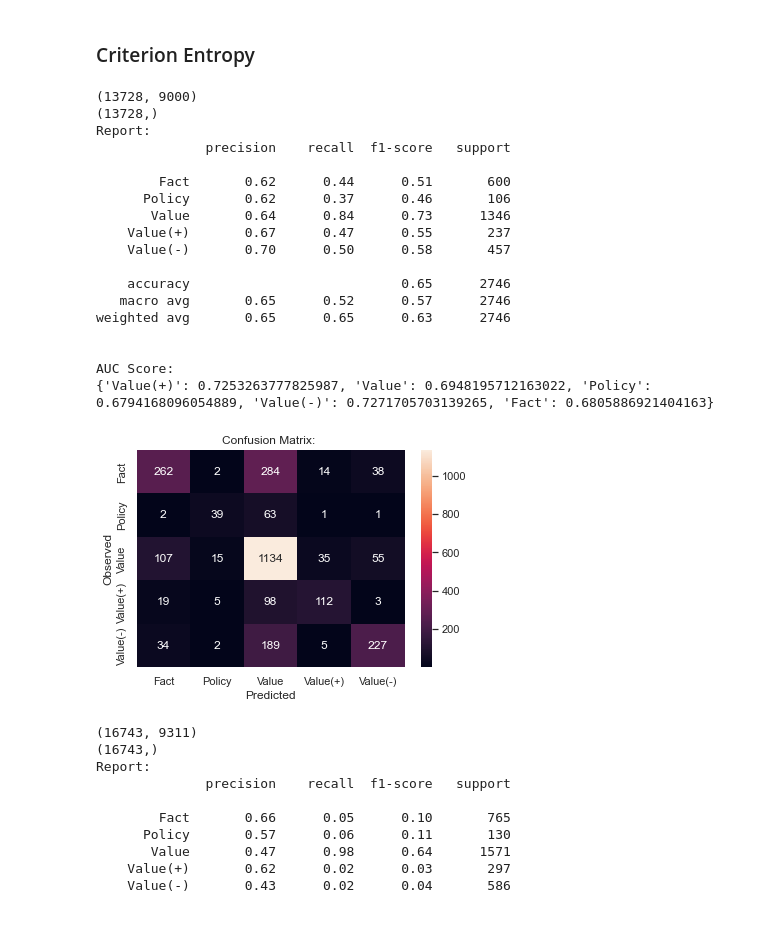
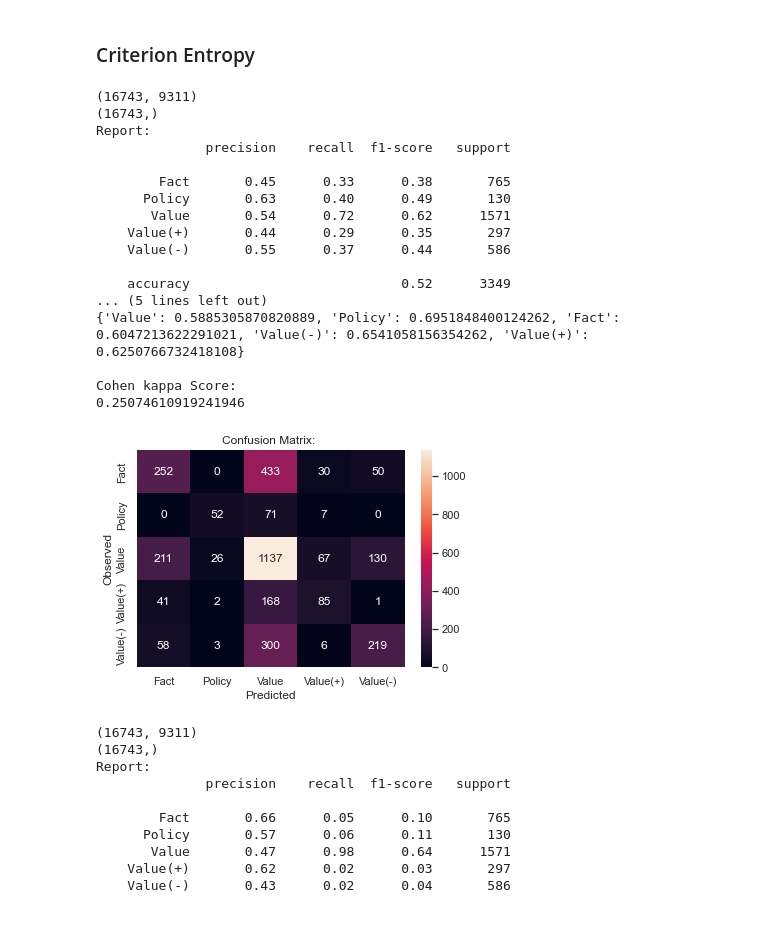
Before and after one commit to claramoreirag/FEUP-NLP, a Jupyter notebook: adu-classifier.ipynb, the cells around one changed output. Saved outputs shown, nothing was run; the diff lists cells and outputs as text; code cells hidden in the pictures.

```diff
--- a/adu-classifier.ipynb
+++ b/adu-classifier.ipynb
@@ -1299,32 +1297,31 @@ AUC Score:
 # %% [markdown]
 ### Criterion Entropy
 # %%
-X_train, X_test, y_train, y_test = split(corpusClean, cleandf)
+X_train, X_test, y_train, y_test = split(corpus, df)
 clf = RandomForestClassifier(
     criterion="entropy", max_depth=None, max_features="auto")
 clf.fit(X_train, y_train)
 pred = clf.predict(X_test)
 evaluation(pred)
 # %% [output]
-(13728, 9000)
-(13728,)
+(16743, 9311)
+(16743,)
 Report:
               precision    recall  f1-score   support
 
-        Fact       0.62      0.44      0.51       600
-      Policy       0.62      0.37      0.46       106
-       Value       0.64      0.84      0.73      1346
-    Value(+)       0.67      0.47      0.55       237
-    Value(-)       0.70      0.50      0.58       457
+        Fact       0.45      0.33      0.38       765
+      Policy       0.63      0.40      0.49       130
+       Value       0.54      0.72      0.62      1571
+    Value(+)       0.44      0.29      0.35       297
+    Value(-)       0.55      0.37      0.44       586
 
-    accuracy                           0.65      2746
-   macro avg       0.65      0.52      0.57      2746
-weighted avg       0.65      0.65      0.63      2746
+    accuracy                           0.52      3349
+... (5 lines left out)
+{'Value': 0.5885305870820889, 'Policy': 0.6951848400124262, 'Fact': 0.6047213622291021, 'Value(-)': 0.6541058156354262, 'Value(+)': 0.6250766732418108}
 
-
-AUC Score:
-{'Value(+)': 0.7253263777825987, 'Value': 0.6948195712163022, 'Policy': 0.6794168096054889, 'Value(-)': 0.7271705703139265, 'Fact': 0.6805886921404163}
+Cohen kappa Score:
+0.25074610919241946
-[figure, old version]
+[figure, new version]
 # %%
 X_train, X_test, y_train, y_test = split(corpus, df)
 clf = RandomForestClassifier(
```
Also changed, not shown: parts of 12 cells of this notebook, 1 other file.
